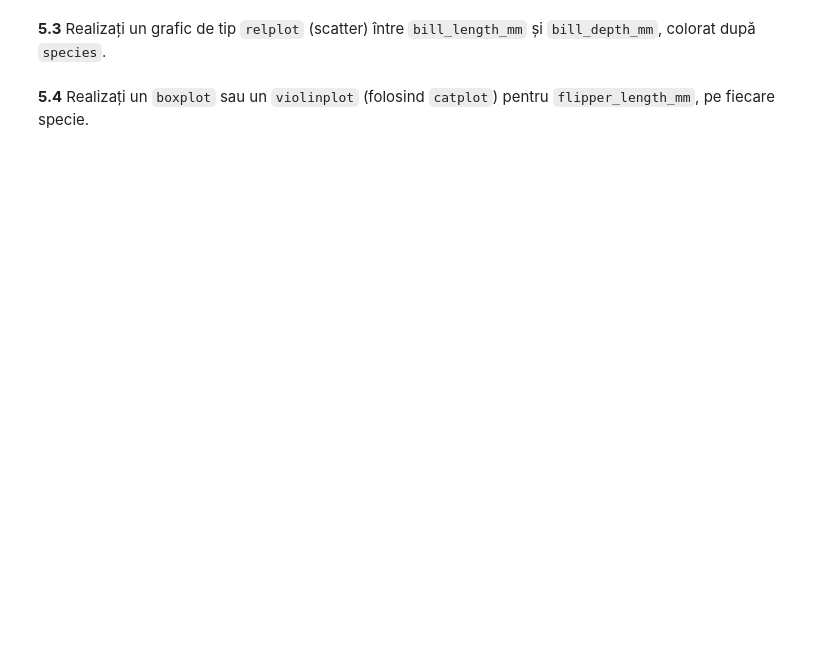
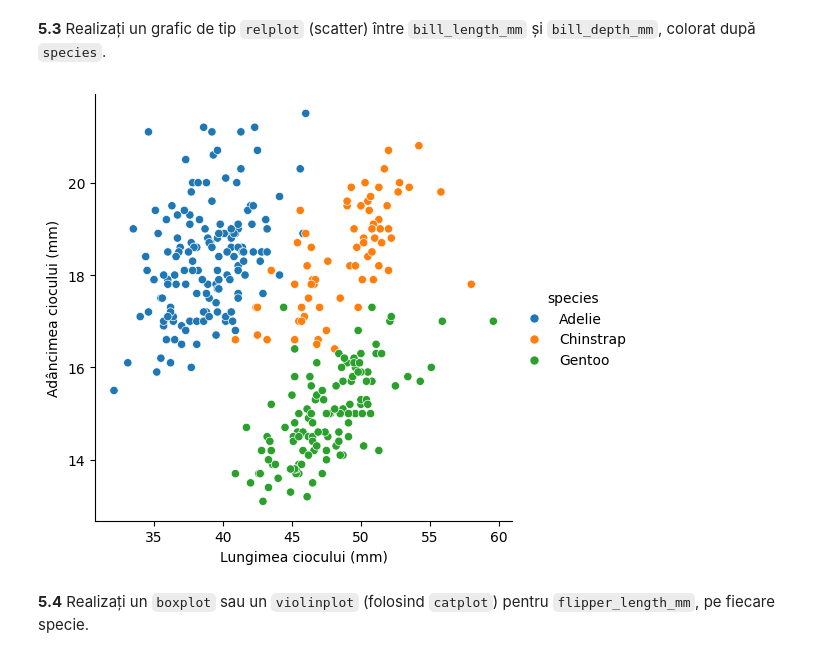
Before and after one commit to Marina202005/ML-Seminar_HorhoceaMarina, a Jupyter notebook: Tema_Laborator_2_ML.ipynb, the cells around one changed output. Cells and saved outputs as stored; diff of their text form; code cells hidden in the pictures; blank space fills up the shorter version.

```diff
--- a/Tema_Laborator_2_ML.ipynb
+++ b/Tema_Laborator_2_ML.ipynb
@@ -152,2 +290,17 @@ penguins_df.describe(include='all')
+# %%
+# TODO 5.3
+sns.relplot(
+    data=penguins_clean,
+    x='bill_length_mm',
+    y='bill_depth_mm',
+    hue='species',
+    kind='scatter'
+)
+
+plt.xlabel('Lungimea ciocului (mm)')
+plt.ylabel('Adâncimea ciocului (mm)')
+plt.show()
+# %% [output]
+[figure, added]
 # %% [markdown]
 **5.4** Realizați un `boxplot` sau un `violinplot` (folosind `catplot`) pentru `flipper_length_mm`, pe fiecare specie.
```
Also changed, not shown: parts of 23 cells of this notebook.
